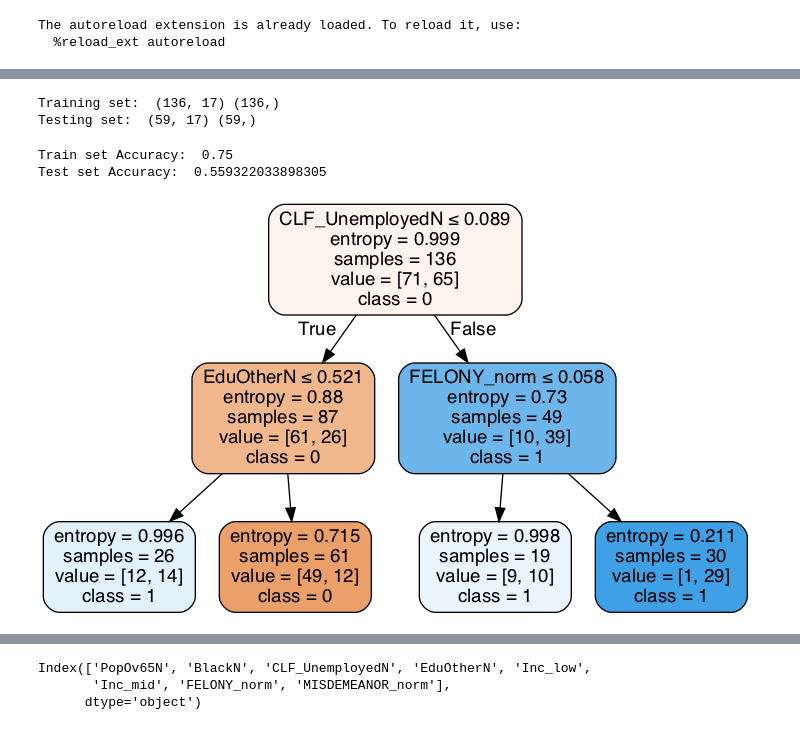
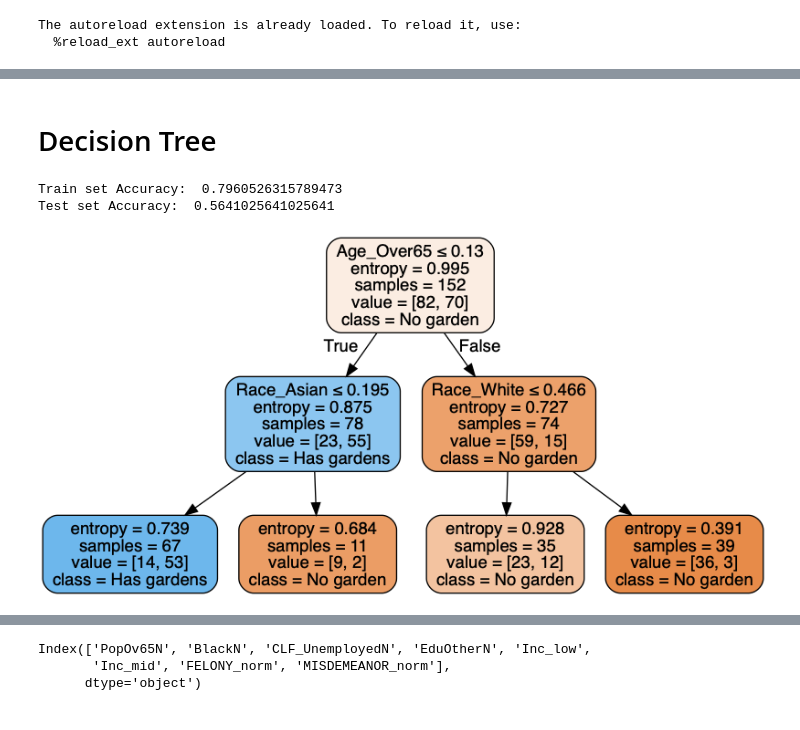
Before and after one commit to leonaisabelle/CUSP-ADS-Project, a Jupyter notebook: modelling_notebooks/Random_Forest.ipynb, the cells around one changed output, grey strips where cells are left out. Cells and saved outputs as stored; diff of their text form; code cells hidden in the pictures.

```diff
--- a/modelling_notebooks/Random_Forest.ipynb
+++ b/modelling_notebooks/Random_Forest.ipynb
@@ -115,0 +38,6 @@ rf = rf.replace([np.inf, -np.inf, np.nan], 0)
+# %%
+data = pd.read_csv('../data/Data_crimeMinMaxScaled.csv', index_col=0)
+X = data.iloc[:, 2:]
+ys = data.iloc[:, :2] # GardenCounts, HasGarden
+y = data[['HasGarden']]
+X.head()
@@ -116,14 +52,4 @@ rf = rf.replace([np.inf, -np.inf, np.nan], 0)
 # %%
 from sklearn.model_selection import train_test_split
+
+X_train, X_test, y_train, y_test = train_test_split(X, y, test_size=0.2, random_state = 1)
-# %%
-feature_cols = ['MaleEN', 'FemEN','PopOv65N','HispN','WhiteN', 'BlackN','Asian_other',
-           'CLF_UnemployedN','EduOtherN','EduBachelor', 'EduGradProf','Inc_low', 'Inc_mid',
-                'Inc_high','FELONY_norm','MISDEMEANOR_norm', 'VIOLATION_norm']
-
-X=rf[['MaleEN', 'FemEN','PopOv65N','HispN','WhiteN', 'BlackN','Asian_other',
-           'CLF_UnemployedN','EduOtherN','EduBachelor', 'EduGradProf','Inc_low', 'Inc_mid', 'Inc_high',
-           'FELONY_norm','MISDEMEANOR_norm', 'VIOLATION_norm']]  # Features
-
-y=rf['HasGarden']  # Labels
-# %%
-X_train, X_test, y_train, y_test = train_test_split(X, y, test_size=0.3, random_state = 1)
@@ -152,6 +82,0 @@ corr
-# %%
-print('Training set: ', X_train.shape, y_train.shape)
-print('Testing set: ', X_test.shape, y_test.shape)
-# %% [output]
-Training set:  (136, 17) (136,)
-Testing set:  (59, 17) (59,)
@@ -175,0 +83,2 @@ from sklearn.metrics import classification_report, confusion_matrix
+# %% [markdown]
+# Decision Tree
@@ -176,24 +88,31 @@ from sklearn.metrics import classification_report, confusion_matrix
 # %%
+# Evaluate Model
+from sklearn import metrics
+
+dtc_pred = dtc.predict(X_test)
+
 print('Train set Accuracy: ', metrics.accuracy_score(y_train, dtc.predict(X_train)))
-print('Test set Accuracy: ', metrics.accuracy_score(y_test, yhat))
+print('Test set Accuracy: ', metrics.accuracy_score(y_test, dtc_pred))
 # %% [output]
-Train set Accuracy:  0.75
-Test set Accuracy:  0.559322033898305
+Train set Accuracy:  0.7960526315789473
+Test set Accuracy:  0.5641025641025641
 # %%
-#visualizing decision tree
-
+# visualizing decision tree
 from sklearn.tree import export_graphviz
 from sklearn.externals.six import StringIO
 from IPython.display import Image
 import pydotplus
 
 dot_data = StringIO()
 export_graphviz(dtc, out_file=dot_data,
                 filled=True, rounded=True,
-                special_characters=True,feature_names = feature_cols,class_names=['0','1'])
+                special_characters=True,
+                feature_names=X.columns,
+                class_names=['No garden','Has gardens'])
+
 graph = pydotplus.graph_from_dot_data(dot_data.getvalue())
 graph.write_png('gardens.png')
 Image(graph.create_png())
 # %% [output]
-[figure, old version]
+[figure, new version]
 # %%
```
Also changed, not shown: parts of 24 cells of this notebook, 1 other file.
